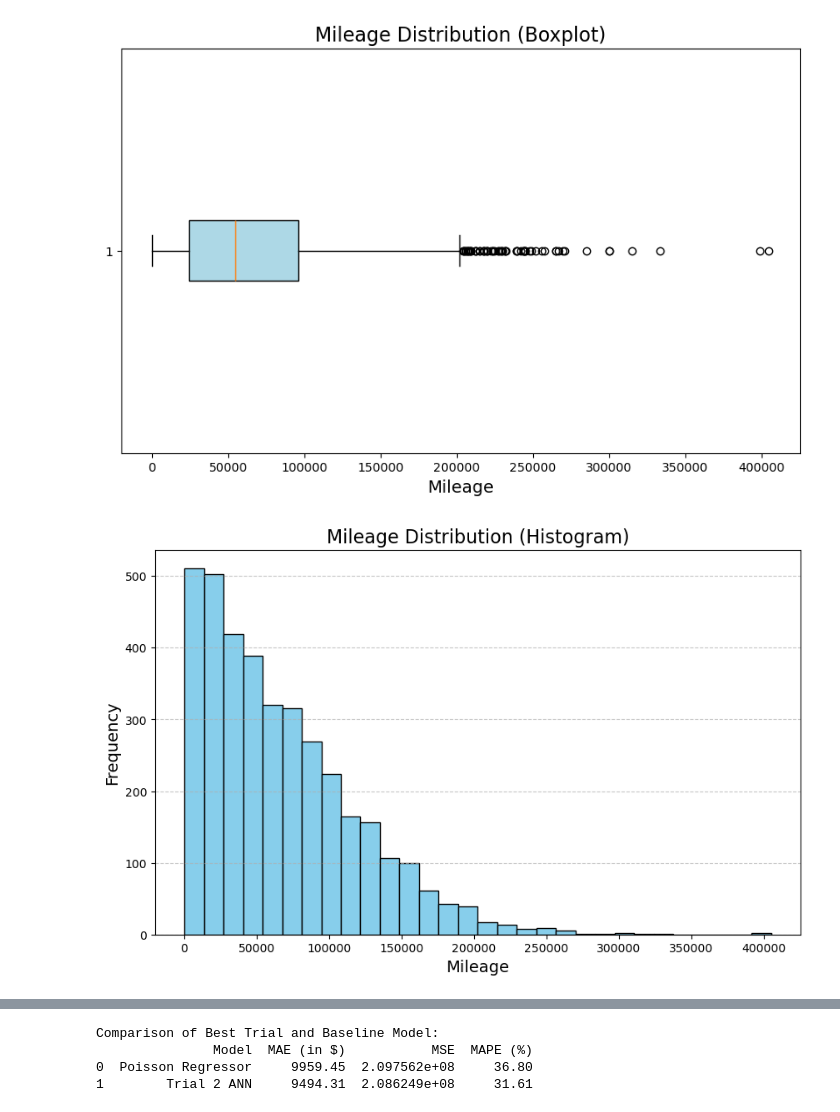
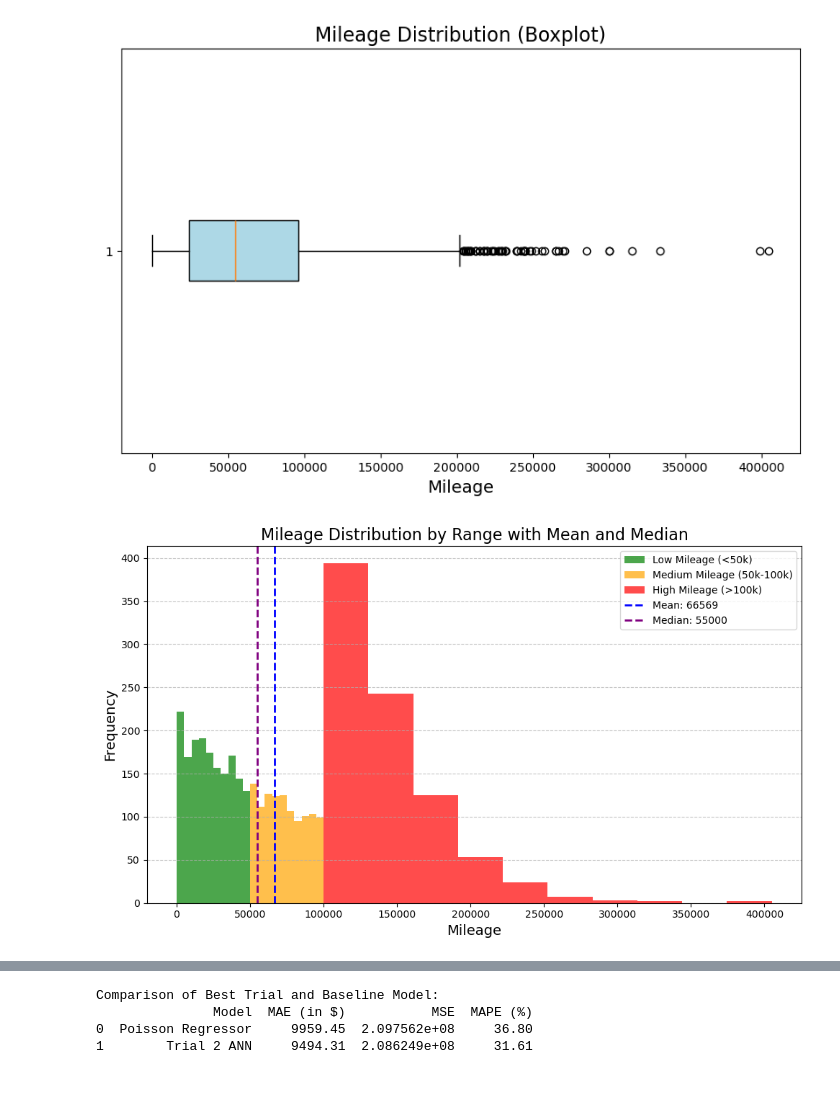
Before and after one commit to jiwenofu/Neural-Network-Project, a Jupyter notebook: ANN_Project.ipynb, the cells around one changed output, grey strips where cells are left out. Saved outputs shown, nothing was run; the diff lists cells and outputs as text; code cells hidden in the pictures; blank space fills up the shorter version.

Commit message:
More to the plots

```diff
--- a/ANN_Project.ipynb
+++ b/ANN_Project.ipynb
@@ -627,17 +627,31 @@ plt.xlabel('Mileage', fontsize=14)
 plt.show()
 # %% [output]
 [figure]
-# %%
-# Create a histogram for mileage
-plt.figure(figsize=(10, 6))
-plt.hist(used_cars_final['milage'], bins=30, color='skyblue', edgecolor='black')
-plt.title('Mileage Distribution (Histogram)', fontsize=16)
-plt.xlabel('Mileage', fontsize=14)
-plt.ylabel('Frequency', fontsize=14)
-plt.grid(axis='y', linestyle='--', alpha=0.7)
-plt.show()
-# %% [output]
-[figure, removed]
+# %%
+# Calculate mean and median
+mean_mileage = used_cars_final['milage'].mean()
+median_mileage = used_cars_final['milage'].median()
+
+# Plot histogram with highlighted ranges and mean/median
+plt.figure(figsize=(10, 6))
+plt.hist(low_mileage['milage'], bins=10, color='green', alpha=0.7, label='Low Mileage (<50k)')
+plt.hist(medium_mileage['milage'], bins=10, color='orange', alpha=0.7, label='Medium Mileage (50k-100k)')
+plt.hist(high_mileage['milage'], bins=10, color='red', alpha=0.7, label='High Mileage (>100k)')
+
+# Add mean and median lines
+plt.axvline(mean_mileage, color='blue', linestyle='--', linewidth=2, label=f'Mean: {mean_mileage:.0f}')
+plt.axvline(median_mileage, color='purple', linestyle='--', linewidth=2, label=f'Median: {median_mileage:.0f}')
+
+# Add title, labels, and legend
+plt.title('Mileage Distribution by Range with Mean and Median', fontsize=16)
+plt.xlabel('Mileage', fontsize=14)
+plt.ylabel('Frequency', fontsize=14)
+plt.legend()
+plt.grid(axis='y', linestyle='--', alpha=0.7)
+plt.tight_layout()
+plt.show()
+# %% [output]
+[figure, added]
 # %%
 import numpy as np
 
```
Also changed, not shown: parts of 2 cells of this notebook.
